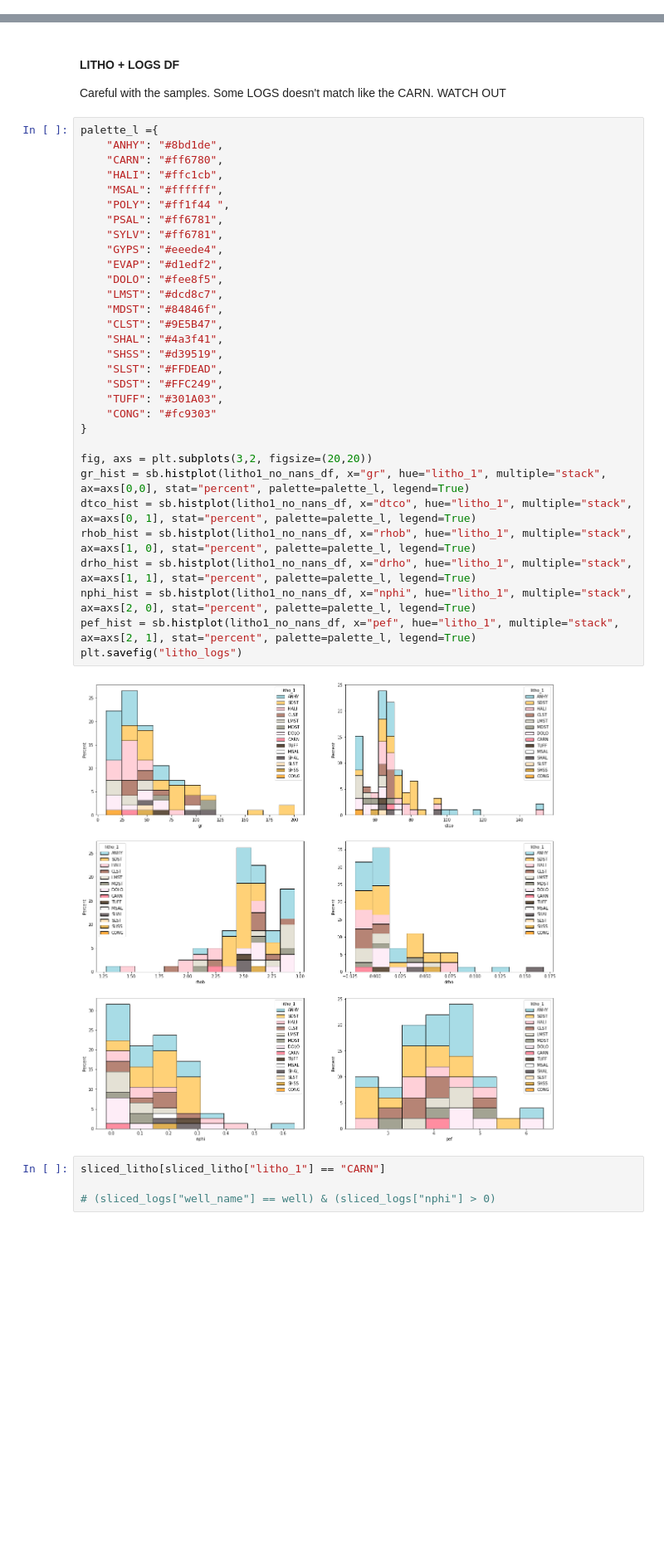
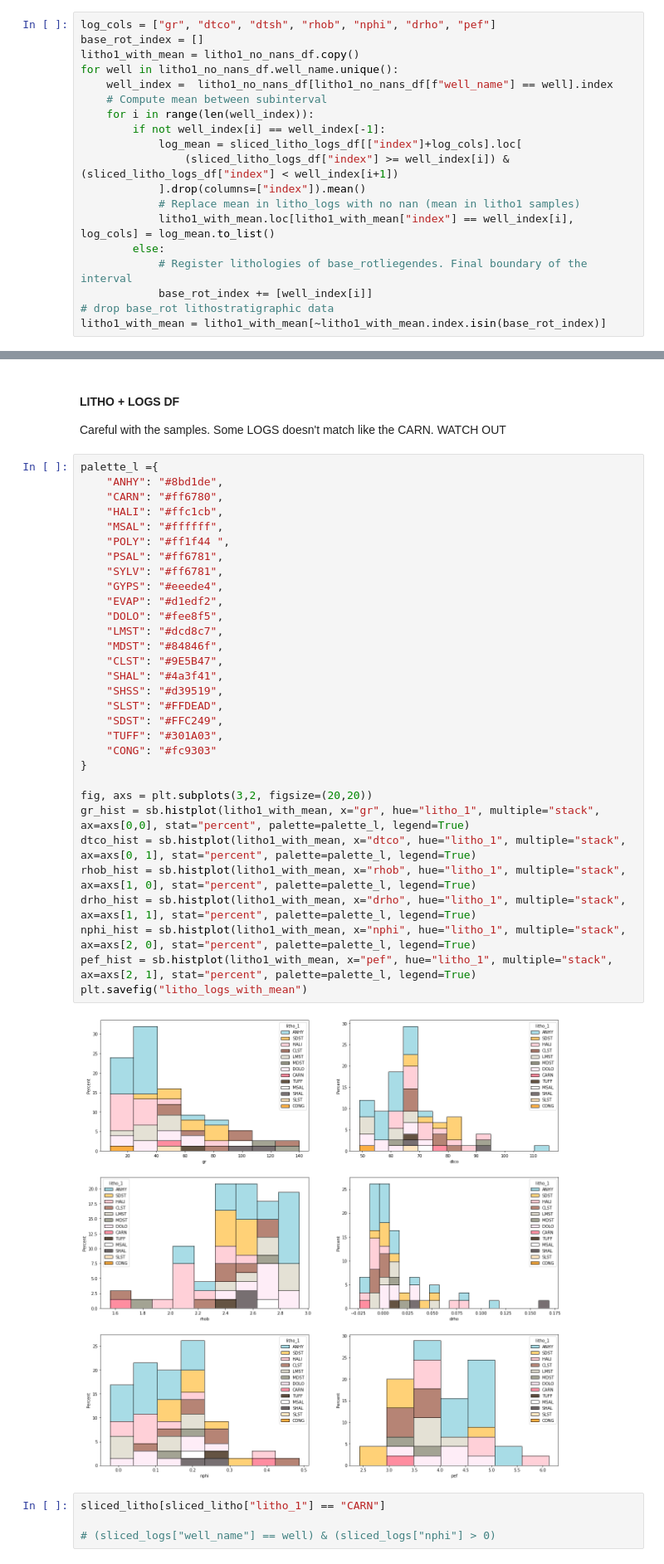
Before and after one commit to lsdR94/OpendTect_wells_to_PSQL, a Jupyter notebook: Data_Analysis.ipynb, the cells around one changed output, grey strips where cells are left out. Shown at 83% size. Saved outputs shown, nothing was run; the diff lists cells and outputs as text; blank space fills up the shorter version.

Commit message:
computation of petrophysical means between lithostratigraphic subintervals

```diff
--- a/Data_Analysis.ipynb
+++ b/Data_Analysis.ipynb
@@ -328 +328,20 @@ subplot_histograms(
+# %%
+log_cols = ["gr", "dtco", "dtsh", "rhob", "nphi", "drho", "pef"]
+base_rot_index = []
+litho1_with_mean = litho1_no_nans_df.copy()
+for well in litho1_no_nans_df.well_name.unique():
+    well_index =  litho1_no_nans_df[litho1_no_nans_df[f"well_name"] == well].index
+    # Compute mean between subinterval
+    for i in range(len(well_index)):
+        if not well_index[i] == well_index[-1]:
+            log_mean = sliced_litho_logs_df[["index"]+log_cols].loc[
+                (sliced_litho_logs_df["index"] >= well_index[i]) & (sliced_litho_logs_df["index"] < well_index[i+1])
+            ].drop(columns=["index"]).mean()
+            # Replace mean in litho_logs with no nan (mean in litho1 samples)
+            litho1_with_mean.loc[litho1_with_mean["index"] == well_index[i], log_cols] = log_mean.to_list()
+        else:
+            # Register lithologies of base_rotliegendes. Final boundary of the interval
+            base_rot_index += [well_index[i]]
+# drop base_rot lithostratigraphic data
+litho1_with_mean = litho1_with_mean[~litho1_with_mean.index.isin(base_rot_index)]
 # %%
@@ -361,36 +378,36 @@ Careful with the samples. Some LOGS doesn't match like the CARN. WATCH OUT
 # %%
 palette_l ={
     "ANHY": "#8bd1de",
     "CARN": "#ff6780",
     "HALI": "#ffc1cb",
     "MSAL": "#ffffff",
     "POLY": "#ff1f44 ",
     "PSAL": "#ff6781",
     "SYLV": "#ff6781",
     "GYPS": "#eeede4",
     "EVAP": "#d1edf2",
     "DOLO": "#fee8f5",
     "LMST": "#dcd8c7",
     "MDST": "#84846f",
     "CLST": "#9E5B47",
     "SHAL": "#4a3f41",
     "SHSS": "#d39519",
     "SLST": "#FFDEAD",
     "SDST": "#FFC249",
     "TUFF": "#301A03",
     "CONG": "#fc9303"
 }
 
 fig, axs = plt.subplots(3,2, figsize=(20,20))
-gr_hist = sb.histplot(litho1_no_nans_df, x="gr", hue="litho_1", multiple="stack", ax=axs[0,0], stat="percent", palette=palette_l, legend=True)
-dtco_hist = sb.histplot(litho1_no_nans_df, x="dtco", hue="litho_1", multiple="stack", ax=axs[0, 1], stat="percent", palette=palette_l, legend=True)
-rhob_hist = sb.histplot(litho1_no_nans_df, x="rhob", hue="litho_1", multiple="stack", ax=axs[1, 0], stat="percent", palette=palette_l, legend=True)
-drho_hist = sb.histplot(litho1_no_nans_df, x="drho", hue="litho_1", multiple="stack", ax=axs[1, 1], stat="percent", palette=palette_l, legend=True)
-nphi_hist = sb.histplot(litho1_no_nans_df, x="nphi", hue="litho_1", multiple="stack", ax=axs[2, 0], stat="percent", palette=palette_l, legend=True)
-pef_hist = sb.histplot(litho1_no_nans_df, x="pef", hue="litho_1", multiple="stack", ax=axs[2, 1], stat="percent", palette=palette_l, legend=True)
-plt.savefig("litho_logs")
+gr_hist = sb.histplot(litho1_with_mean, x="gr", hue="litho_1", multiple="stack", ax=axs[0,0], stat="percent", palette=palette_l, legend=True)
+dtco_hist = sb.histplot(litho1_with_mean, x="dtco", hue="litho_1", multiple="stack", ax=axs[0, 1], stat="percent", palette=palette_l, legend=True)
+rhob_hist = sb.histplot(litho1_with_mean, x="rhob", hue="litho_1", multiple="stack", ax=axs[1, 0], stat="percent", palette=palette_l, legend=True)
+drho_hist = sb.histplot(litho1_with_mean, x="drho", hue="litho_1", multiple="stack", ax=axs[1, 1], stat="percent", palette=palette_l, legend=True)
+nphi_hist = sb.histplot(litho1_with_mean, x="nphi", hue="litho_1", multiple="stack", ax=axs[2, 0], stat="percent", palette=palette_l, legend=True)
+pef_hist = sb.histplot(litho1_with_mean, x="pef", hue="litho_1", multiple="stack", ax=axs[2, 1], stat="percent", palette=palette_l, legend=True)
+plt.savefig("litho_logs_with_mean")
 # %% [output]
-[figure, old version]
+[figure, new version]
 # %%
 sliced_litho[sliced_litho["litho_1"] == "CARN"]
 
```
Also changed, not shown: parts of 16 cells of this notebook.
